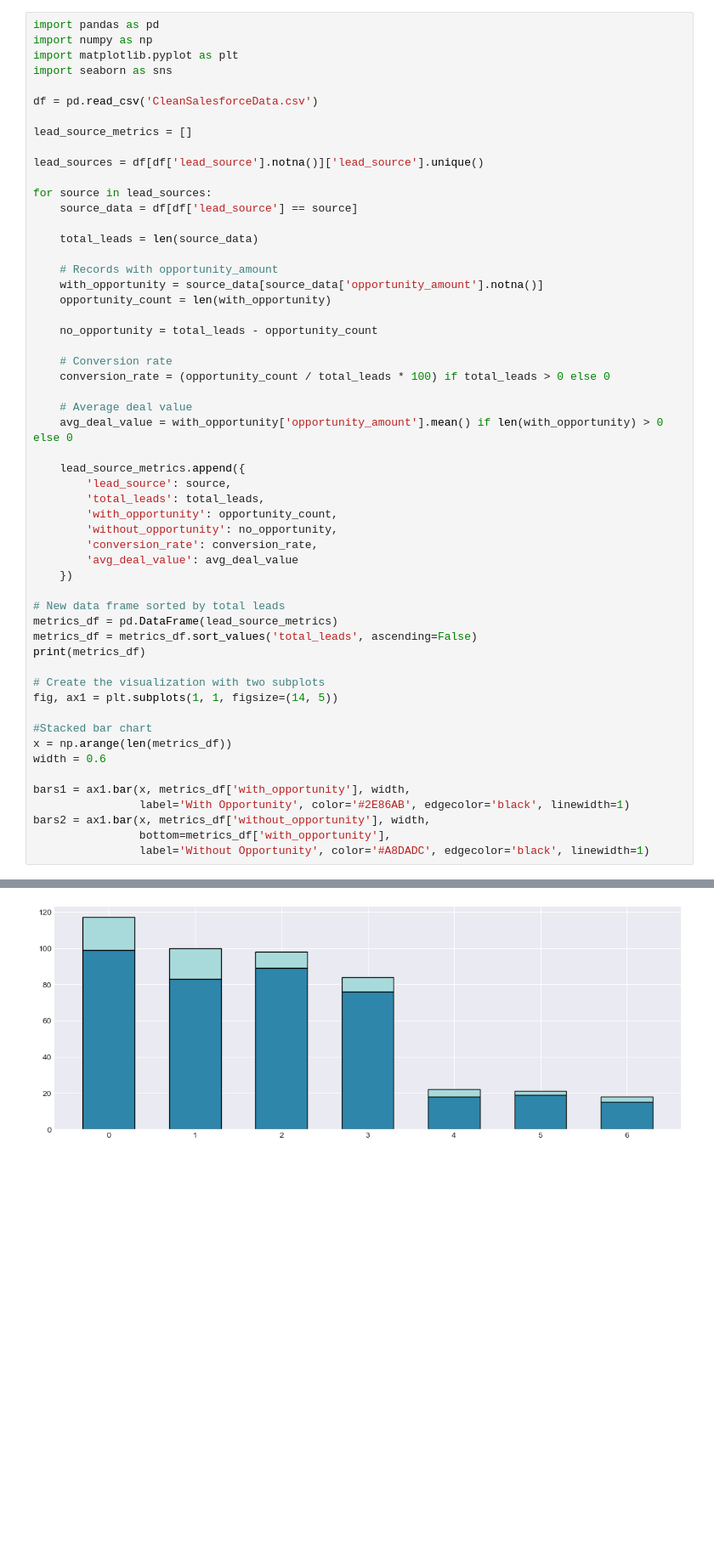
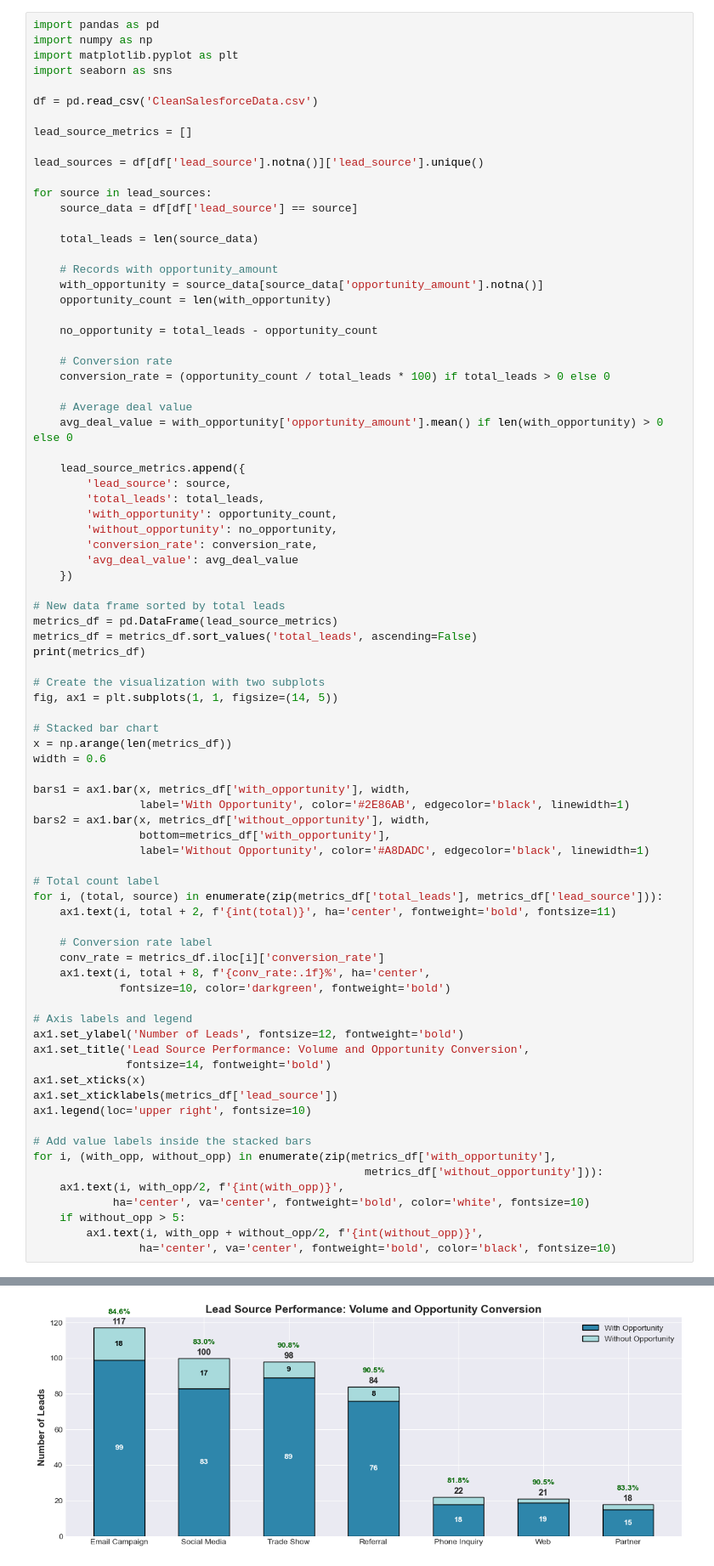
Before and after one commit to Coroz2/Mesirow-Assignment, a Jupyter notebook: data-visaulizations.ipynb, the cells around one changed output, grey strips where cells are left out. Shown: that part at 85% size. Drawn from its saved outputs; the diff is of its cells as text; blank space fills up the shorter version.

Commit message:
added labels to bar chart

```diff
--- a/data-visaulizations.ipynb
+++ b/data-visaulizations.ipynb
@@ -43,32 +43,58 @@ print(metrics_df)
 
 # Create the visualization with two subplots
 fig, ax1 = plt.subplots(1, 1, figsize=(14, 5))
 
-#Stacked bar chart
+# Stacked bar chart
 x = np.arange(len(metrics_df))
 width = 0.6
 
 bars1 = ax1.bar(x, metrics_df['with_opportunity'], width,
                 label='With Opportunity', color='#2E86AB', edgecolor='black', linewidth=1)
 bars2 = ax1.bar(x, metrics_df['without_opportunity'], width,
                 bottom=metrics_df['with_opportunity'],
                 label='Without Opportunity', color='#A8DADC', edgecolor='black', linewidth=1)
+
+# Total count label
+for i, (total, source) in enumerate(zip(metrics_df['total_leads'], metrics_df['lead_source'])):
+    ax1.text(i, total + 2, f'{int(total)}', ha='center', fontweight='bold', fontsize=11)
+
+    # Conversion rate label
+    conv_rate = metrics_df.iloc[i]['conversion_rate']
+    ax1.text(i, total + 8, f'{conv_rate:.1f}%', ha='center',
+             fontsize=10, color='darkgreen', fontweight='bold')
+
+# Axis labels and legend
+ax1.set_ylabel('Number of Leads', fontsize=12, fontweight='bold')
+ax1.set_title('Lead Source Performance: Volume and Opportunity Conversion',
+              fontsize=14, fontweight='bold')
+ax1.set_xticks(x)
+ax1.set_xticklabels(metrics_df['lead_source'])
+ax1.legend(loc='upper right', fontsize=10)
+
+# Add value labels inside the stacked bars
+for i, (with_opp, without_opp) in enumerate(zip(metrics_df['with_opportunity'],
+                                                  metrics_df['without_opportunity'])):
+    ax1.text(i, with_opp/2, f'{int(with_opp)}',
+            ha='center', va='center', fontweight='bold', color='white', fontsize=10)
+    if without_opp > 5:
+        ax1.text(i, with_opp + without_opp/2, f'{int(without_opp)}',
+                ha='center', va='center', fontweight='bold', color='black', fontsize=10)
 # %% [output]
       lead_source  total_leads  with_opportunity  without_opportunity  \
 2  Email Campaign          117                99                   18
 1    Social Media          100                83                   17
 0      Trade Show           98                89                    9
 4        Referral           84                76                    8
 5   Phone Inquiry           22                18                    4
 3             Web           21                19                    2
 6         Partner           18                15                    3
 
    conversion_rate  avg_deal_value
 2        84.615385    23282.828283
 1        83.000000    20626.506024
 0        90.816327    21449.438202
 4        90.476190    20013.157895
 5        81.818182    23222.222222
 3        90.476190    25473.684211
 6        83.333333    30466.666667
-[figure, old version]
+[figure, new version]
```
